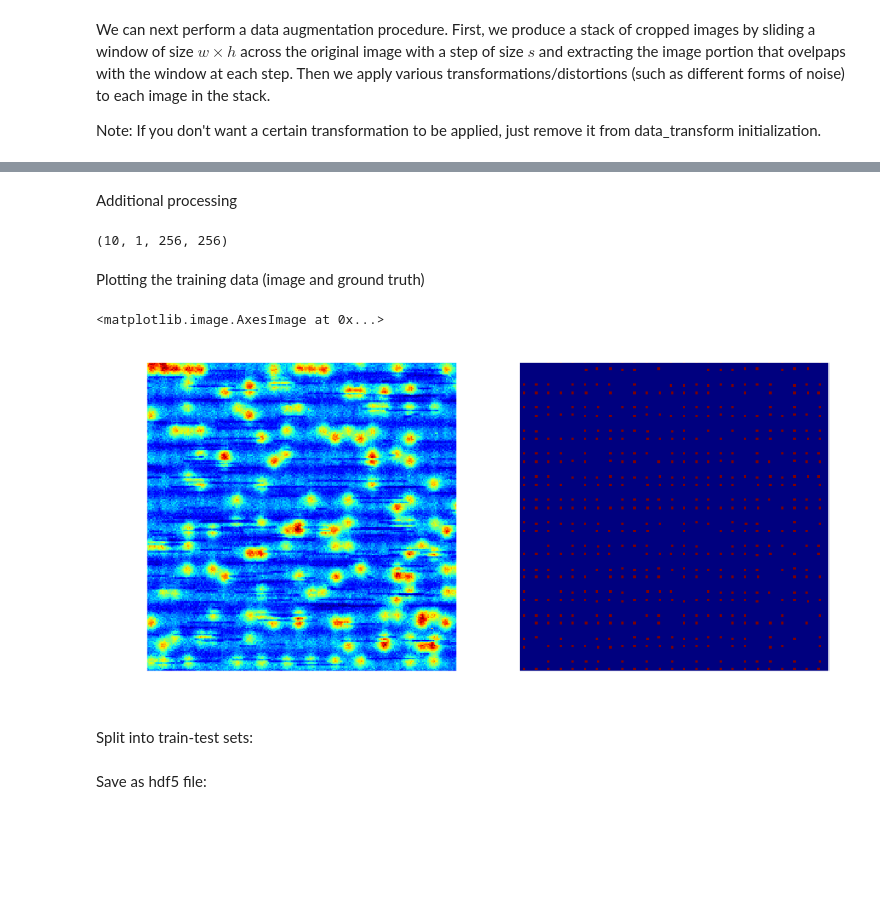
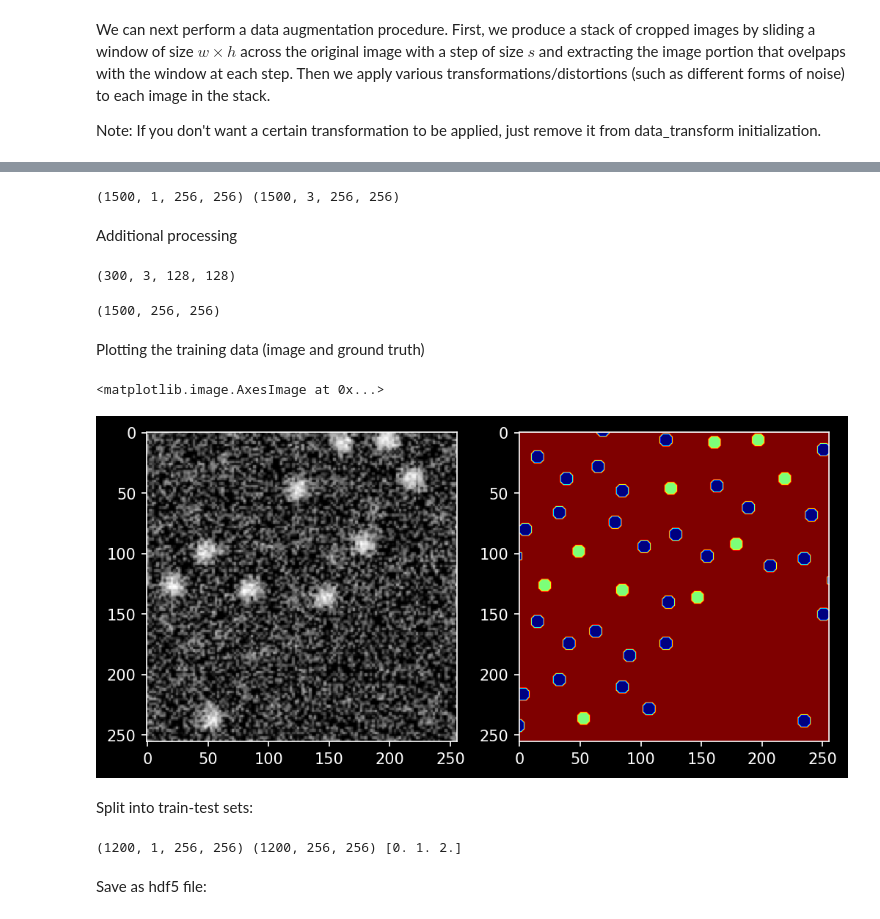
Before and after one commit to ziatdinovmax/AtomicImageSimulator, a Jupyter notebook: GenerateTrainingSet.ipynb, the cells around one changed output, grey strips where cells are left out. Cells and saved outputs as stored; diff of their text form; code cells hidden in the pictures; blank space fills up the shorter version.

```diff
--- a/GenerateTrainingSet.ipynb
+++ b/GenerateTrainingSet.ipynb
@@ -53,7 +152,7 @@ Now we simulate an image itself:
 # %%
 sl = SimulateLattice(
     lattice_coordinates, ang2px, ang, sc, nnd,
-    randomize, convprobe, n_holes, r_hole,
+    randomize/100, convprobe, n_holes, r_hole,
     impurity1, impurity2, n_impurity1, n_impurity2)
 imgsrc, mask = sl.make_image()
 # %% [markdown]
@@ -107,22 +206,22 @@ def generate_batches(batch_size, lattice_coordinates, randomize,
     images, labels = imaug.transform(images, labels)
     yield images, labels
 # %%
-n_batches = 2
+n_batches = 60
 batch_size = 5
 X_train = np.zeros((int(n_batches*batch_size), 1, 256, 256))
 y_train = np.zeros((int(n_batches*batch_size), 3, 256, 256))
 
 i = 0
 while i < n_batches:
-    lattice_coordinates = build_Si_lattice(t0, t1, t2, l1, l2)
-    randomize = np.random.randint(10, 35)/100
-    n_impurity1 = np.random.randint(1000, 2000)
-    n_impurity2 = np.random.randint(0, 50)
+    #lattice_coordinates = build_Si_lattice(t0, t1, t2, l1, l2)
+    randomize_ = np.random.randint(5, randomize)/100
+    n_impurity1 = np.random.randint(200, 800)
+    n_impurity2 = np.random.randint(200, 800)
     X_batch, y_batch = next(generate_batches(batch_size, lattice_coordinates,
-                                             randomize, n_impurity1, n_impurity2))
+                                             randomize_, n_impurity1, n_impurity2))
     # Use this when having an impurity class
-    #if 1 in check_batch(y_batch):
-        #continue
+    if 1 in check_batch(y_batch) or -1 in np.unique(y_batch):
+        continue
     X_train[int(i*batch_size):int((i+1)*batch_size), :, :, :] = X_batch
     y_train[int(i*batch_size):int((i+1)*batch_size), :, :, :] = y_batch
     print(i)
@@ -133,33 +247,45 @@ while i < n_batches:
+# %%
+#X_train_ = np.copy(X_train)
+#y_train_ = np.copy(y_train)
+X_train_ = np.append(X_train_, X_train, axis=0)
+y_train_ = np.append(y_train_, y_train, axis=0)
+print(X_train_.shape, y_train_.shape)
+# %% [output]
+(1500, 1, 256, 256) (1500, 3, 256, 256)
 # %% [markdown]
 Additional processing
 # %%
 # Use this to get a particular channel if multichannel=True was used earlier
-y_train = y_train[:, 0, :, :]
-y_train = np.expand_dims(y_train, axis=1)
-print(y_train.shape)
+#y_train = y_train[:, 0, :, :]
+#y_train = np.expand_dims(y_train, axis=1)
+#print(y_train.shape)
 # %% [output]
-(10, 1, 256, 256)
+(300, 3, 128, 128)
 # %%
 # Use this to squeeze all channels into one
-#y_train = squeeze_channels(y_train)
-#print(y_train.shape)
+y_train_ = squeeze_channels(y_train_)
+print(y_train_.shape)
+# %% [output]
+(1500, 256, 256)
 # %% [markdown]
 Plotting the training data (image and ground truth)
 # %%
-k = 1
+k = 1458
 fig, (ax1, ax2) = plt.subplots(1, 2, figsize=(8, 8), dpi=150)
-ax1.imshow(X_train[k, 0, :, :], cmap ='jet')
-ax2.imshow(y_train[k, 0, :, :], cmap = 'jet')
+ax1.imshow(X_train_[k, 0, :, :], cmap ='gray')
+ax2.imshow(y_train_[k, :, :], cmap = 'jet', Interpolation='Gaussian')
 # %% [output]
 <matplotlib.image.AxesImage at 0x...>
-[figure, old version]
+[figure, new version]
 # %% [markdown]
 Split into train-test sets:
 # %%
 from sklearn.model_selection import train_test_split
-X_train, X_test, y_train, y_test = train_test_split(
-    X_train, y_train, test_size=0.2, random_state=42, shuffle=True)
-print(X_train.shape, y_train.shape, np.unique(y_train))
+X_train_, X_test_, y_train_, y_test_ = train_test_split(
+    X_train_, y_train_, test_size=0.2, random_state=42, shuffle=True)
+print(X_train_.shape, y_train_.shape, np.unique(y_train_))
+# %% [output]
+(1200, 1, 256, 256) (1200, 256, 256) [0. 1. 2.]
 # %% [markdown]
 Save as hdf5 file:
 # %%
```
Also changed, not shown: parts of 25 cells of this notebook.
